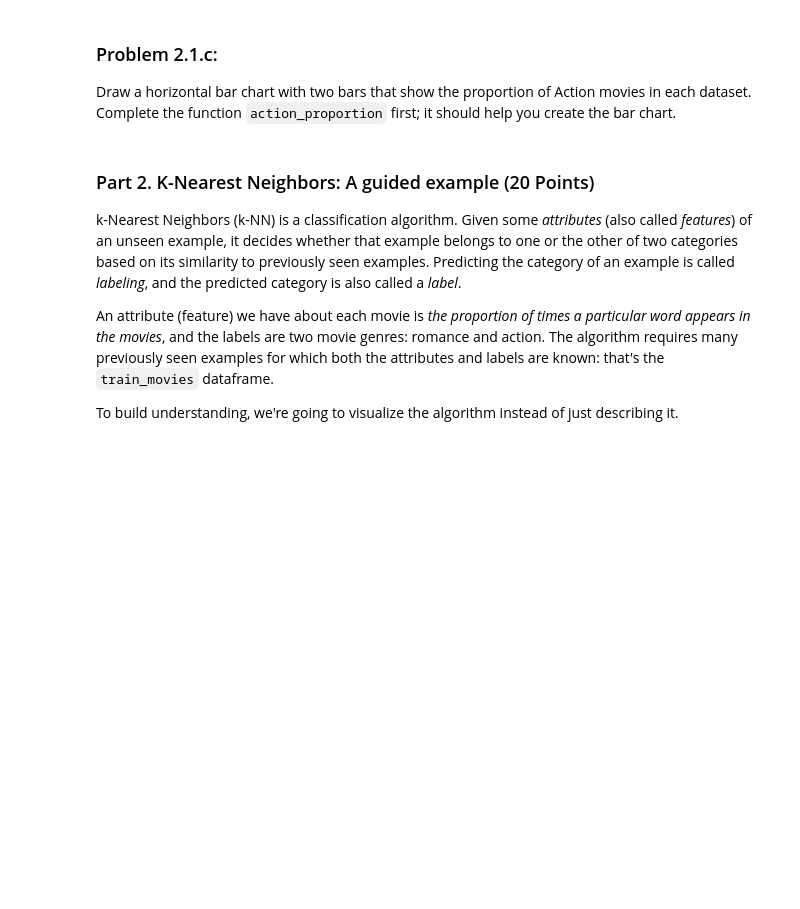
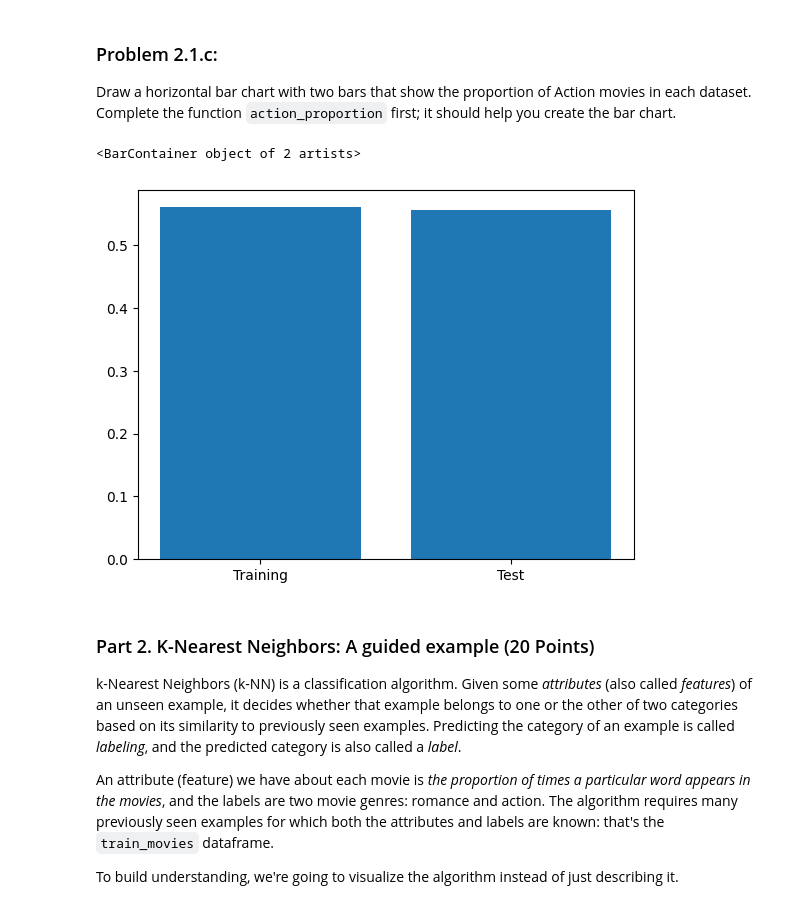
Before and after one commit to emath12/S-DS363, a Jupyter notebook: assignments/assn1/assn1.ipynb, the cells around one changed output. Saved outputs shown, nothing was run; the diff lists cells and outputs as text; code cells hidden in the pictures; blank space fills up the shorter version.

```diff
--- a/assignments/assn1/assn1.ipynb
+++ b/assignments/assn1/assn1.ipynb
@@ -383,7 +439,18 @@ Draw a horizontal bar chart with two bars that show the proportion of Action mov
 # %%
 def action_proportion(dataframe):
     """Return the proportion of movies in a table that have the Action genre."""
-    return ...
+    action_movies = (dataframe["Genre"] == "action").sum()
+    total = len(dataframe)
+
+    return (action_movies/total)
+
+actions_test = action_proportion(test_movies)
+actions_train = action_proportion(train_movies)
+
+plt.bar(["Training", "Test"], [actions_train, actions_test])
+# %% [output]
+<BarContainer object of 2 artists>
+[figure, added]
 # %% [markdown]
 ### Part 2. K-Nearest Neighbors: A guided example (20 Points)
 
```
Also changed, not shown: parts of 12 cells of this notebook.
